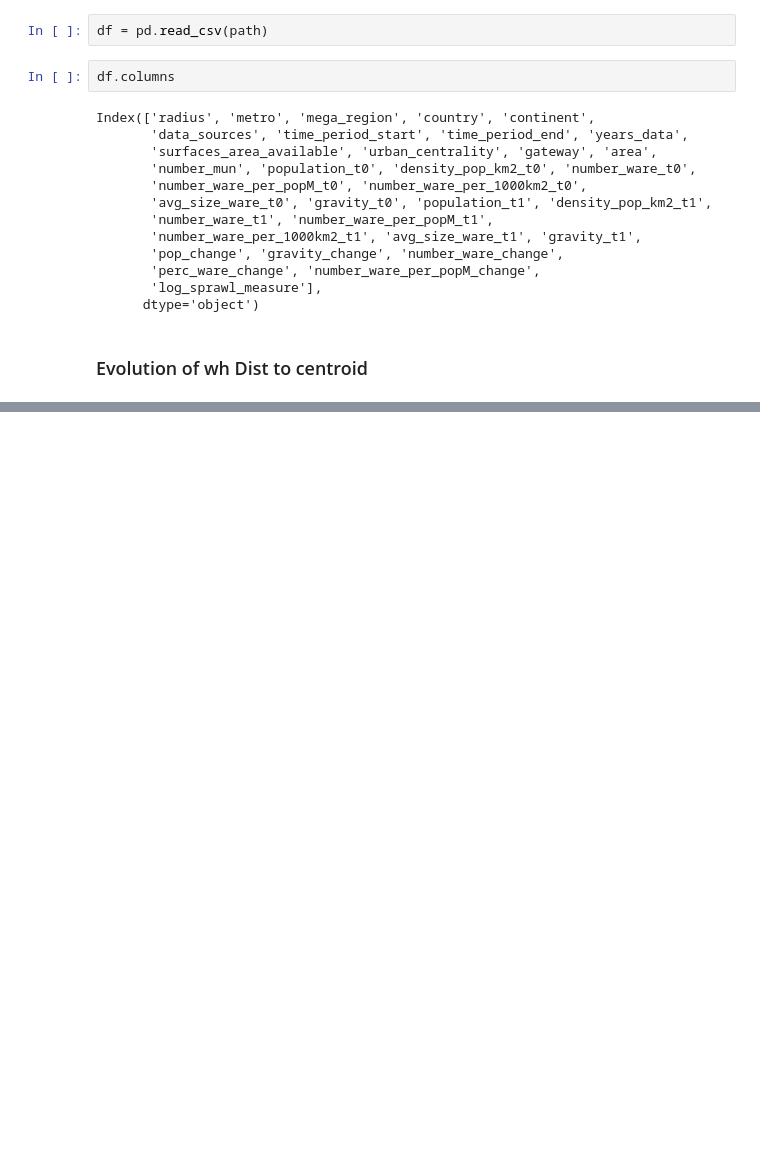
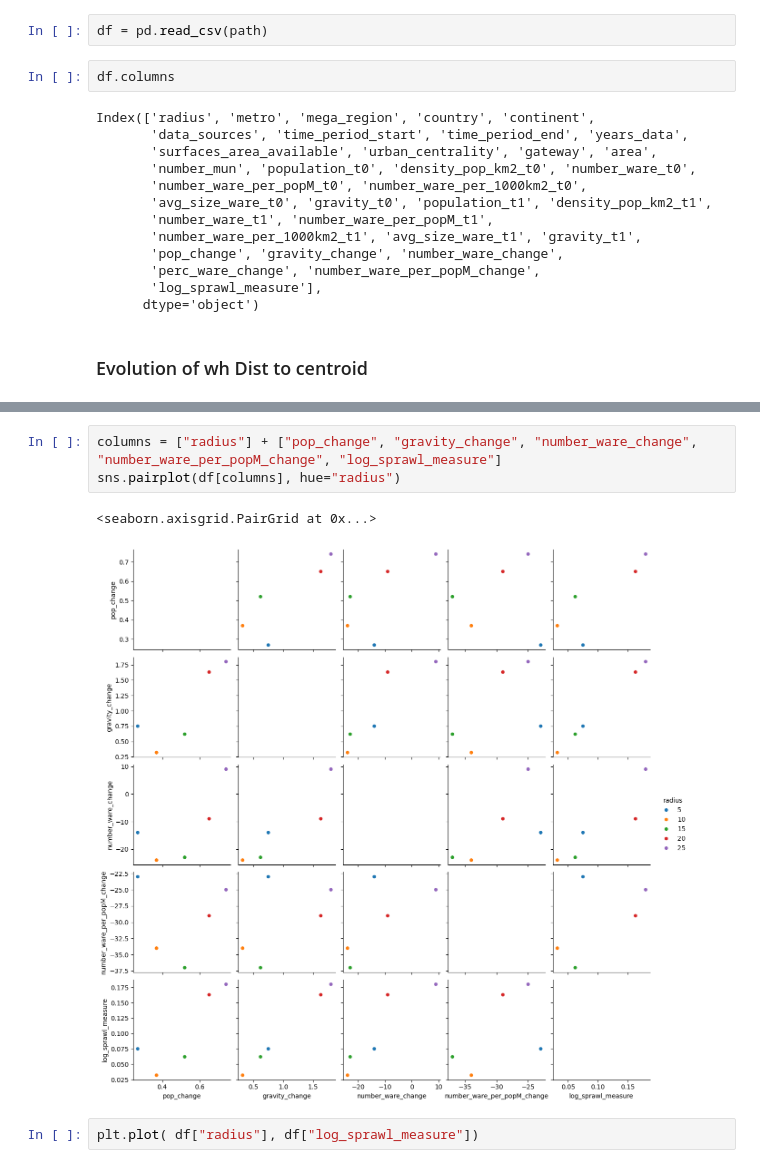
Before and after one commit to brustt/logistics_sprawl, a Jupyter notebook: notebooks/visualization.ipynb, the cells around one changed output, grey strips where cells are left out. Cells and saved outputs as stored; diff of their text form; blank space fills up the shorter version.

```diff
--- a/notebooks/visualization.ipynb
+++ b/notebooks/visualization.ipynb
@@ -149,0 +260,8 @@ plt.title("log spraw w.r.t radius study area")
+# %%
+columns = ["radius"] + ["pop_change", "gravity_change", "number_ware_change", "number_ware_per_popM_change", "log_sprawl_measure"]
+sns.pairplot(df[columns], hue="radius")
+# %% [output]
+<seaborn.axisgrid.PairGrid at 0x...>
+[figure, added]
+# %%
+plt.plot( df["radius"], df["log_sprawl_measure"])
```
Also changed, not shown: parts of 45 cells of this notebook, 8 other files.
